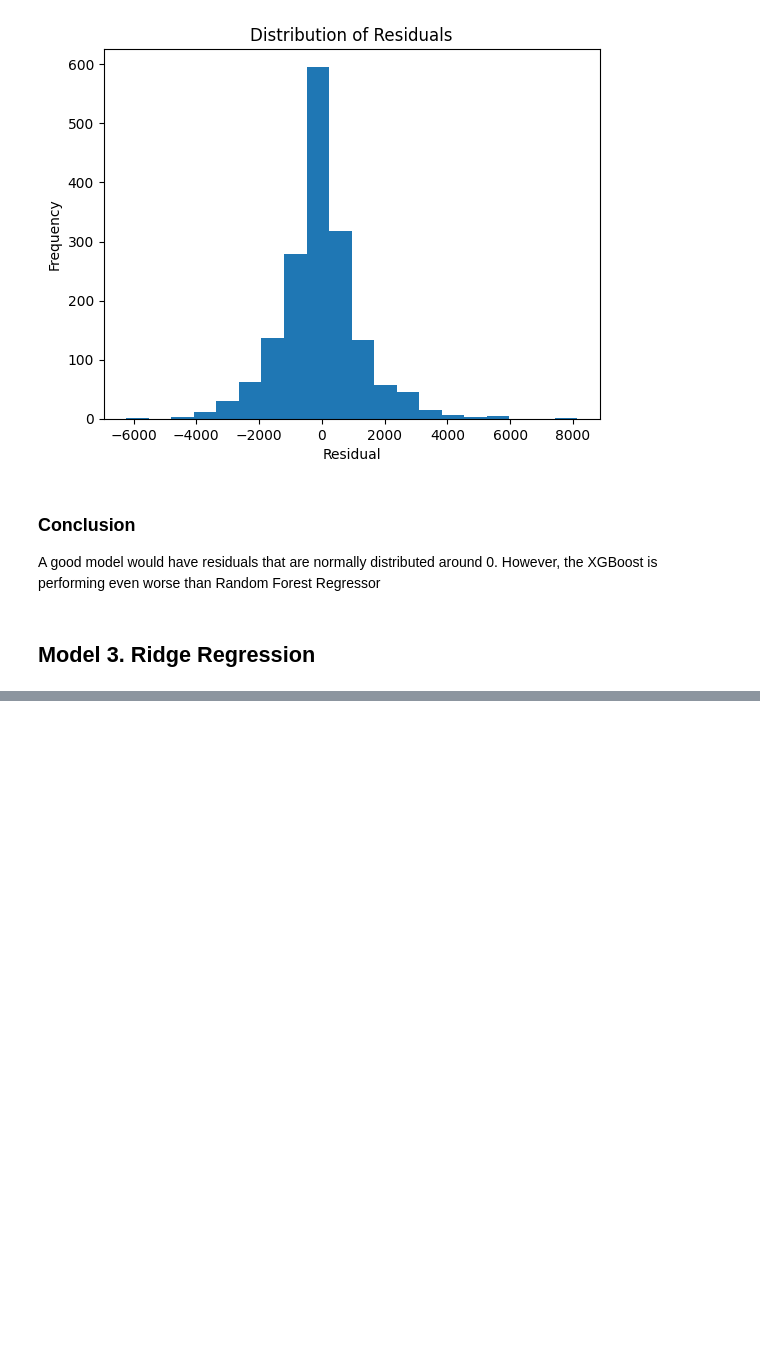
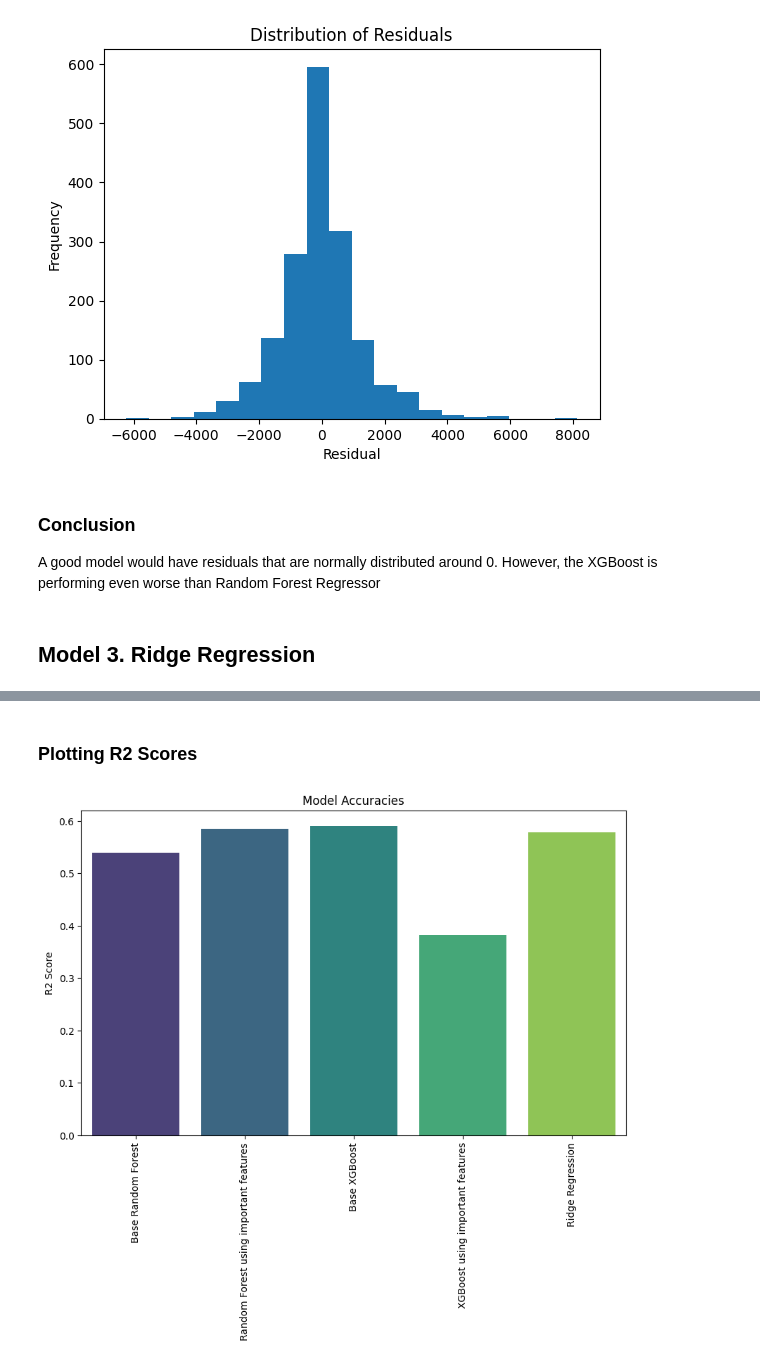
Before and after one commit to babutabhavya/big-mart-sales-prediction, a Jupyter notebook: main.ipynb, the cells around one changed output, grey strips where cells are left out. Saved outputs shown, nothing was run; the diff lists cells and outputs as text; code cells hidden in the pictures; blank space fills up the shorter version.

```diff
--- a/main.ipynb
+++ b/main.ipynb
@@ -934,0 +1044,16 @@ evaluate_ridge(X_train, X_test, y_test, ridge)
+# %% [markdown]
+### Plotting R2 Scores
+# %%
+titles = [model['title'] for model in model_data]
+accuracies = [model['r2'] for model in model_data]
+
+plt.figure(figsize=(10, 6))
+sns.barplot(x=titles, y=accuracies, palette="viridis", hue=titles)
+
+plt.title('Model Accuracies')
+plt.ylabel('R2 Score')
+plt.xticks(rotation=90)
+
+plt.show()
+# %% [output]
+[figure, added]
```
Also changed, not shown: parts of 13 cells of this notebook, 2 other files.
